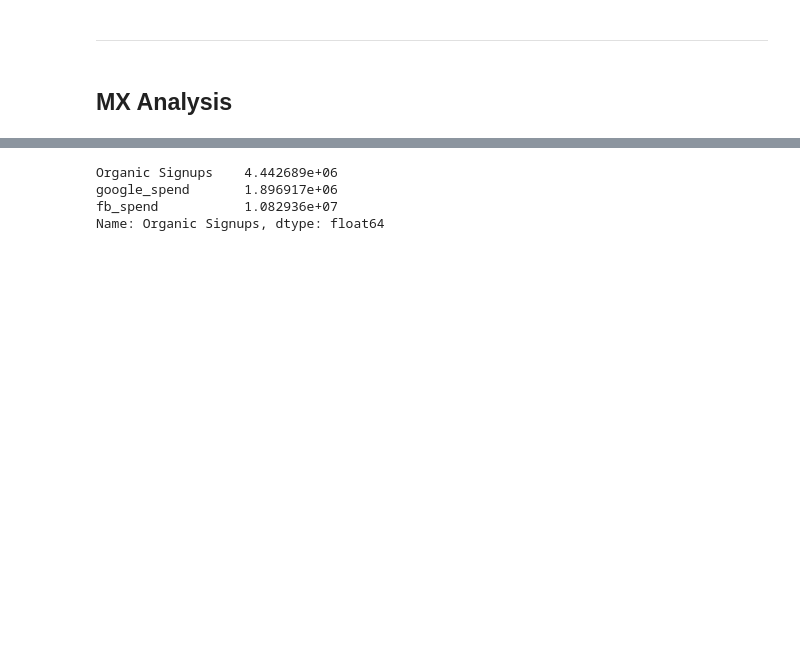
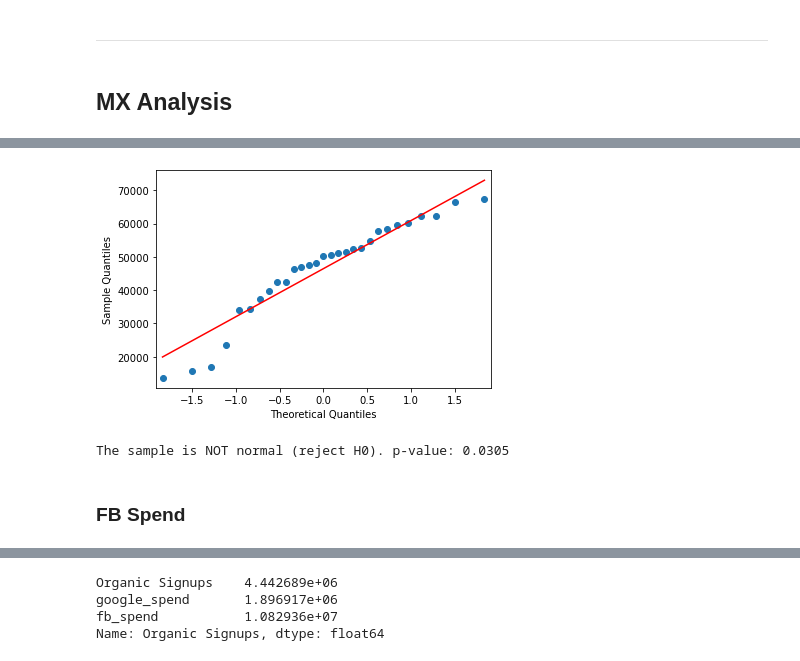
Before and after one commit to kliao-tala/organic_spend, a Jupyter notebook: Organics-Spend Exploratory Analysis.ipynb, the cells around one changed output, grey strips where cells are left out. Drawn from its saved outputs; the diff is of its cells as text; code cells hidden in the pictures; blank space fills up the shorter version.

```diff
--- a/Organics-Spend Exploratory Analysis.ipynb
+++ b/Organics-Spend Exploratory Analysis.ipynb
@@ -104,3 +145,20 @@ fig.show()
+# %%
+fig = sm.qqplot(mx_data['google_spend'], line='s')
+# %% [output]
+[figure, added]
+# %%
+alpha = 0.05
+
+stat, p = shapiro(mx_data['google_spend'])
+
+if p > alpha:
+    print(f'The sample is normal (fail to reject H0). p-value: {round(p, 4)}')
+else:
+    print(f'The sample is NOT normal (reject H0). p-value: {round(p, 4)}')
+# %% [output]
+The sample is NOT normal (reject H0). p-value: 0.0305
+# %% [markdown]
+### FB Spend
 # %%
 fig = go.Figure(
     go.Scatter(y=mx_data['Organic Signups'], x=mx_data['fb_spend'], mode='markers',
```
Also changed, not shown: parts of 62 cells of this notebook, 1 other file.
